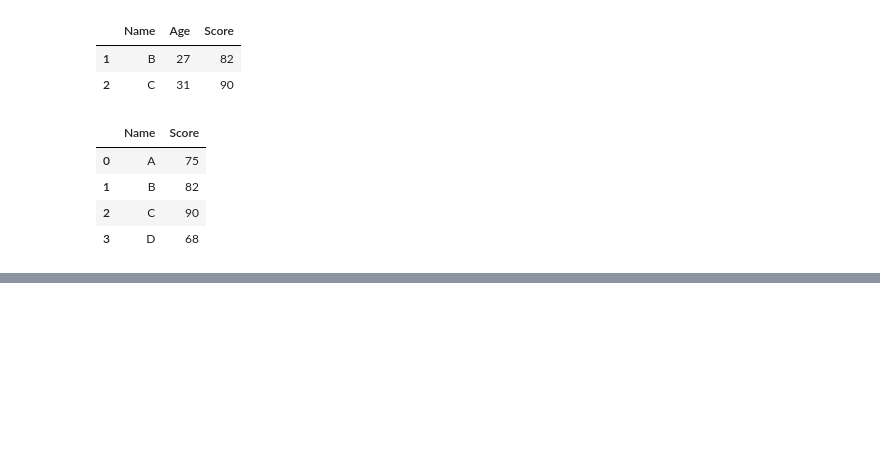
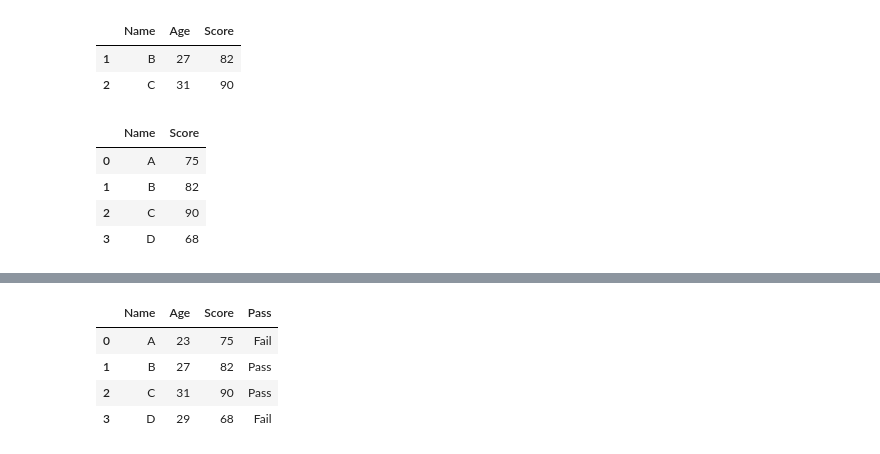
Before and after one commit to HY-BME/bme_test_files, a Jupyter notebook: test_0312.ipynb, the cells around one changed output, grey strips where cells are left out. Drawn from its saved outputs; the diff is of its cells as text; code cells hidden in the pictures; blank space fills up the shorter version.

```diff
--- a/test_0312.ipynb
+++ b/test_0312.ipynb
@@ -100,0 +117,19 @@ UFuncTypeError: ufunc 'add' did not contain a loop with signature matching types
+# %%
+import numpy as np
+import pandas as pd
+
+df = pd.DataFrame({
+    "Name": ["A", "B", "C", "D"],
+    "Age": [23, 27, 31, 29],
+    "Score": [75, 82, 90, 68]
+})
+
+df["Pass"] = np.where(df["Score"] >= 80, "Pass", "Fail")
+
+df.head()
+# %% [output]
+|  | Name | Age | Score | Pass |
+| 0 | A | 23 | 75 | Fail |
+| 1 | B | 27 | 82 | Pass |
+| 2 | C | 31 | 90 | Pass |
+| 3 | D | 29 | 68 | Fail |
```
Also changed, not shown: parts of 5 cells of this notebook.
